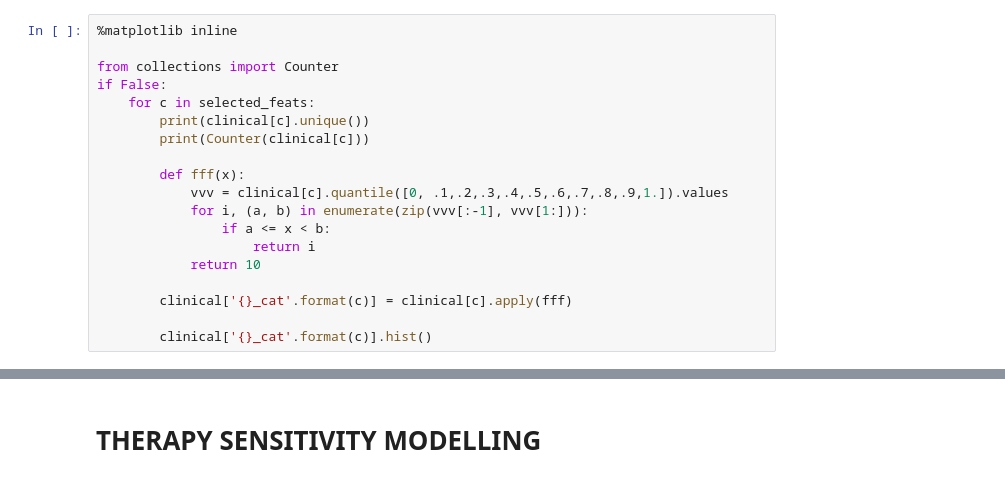
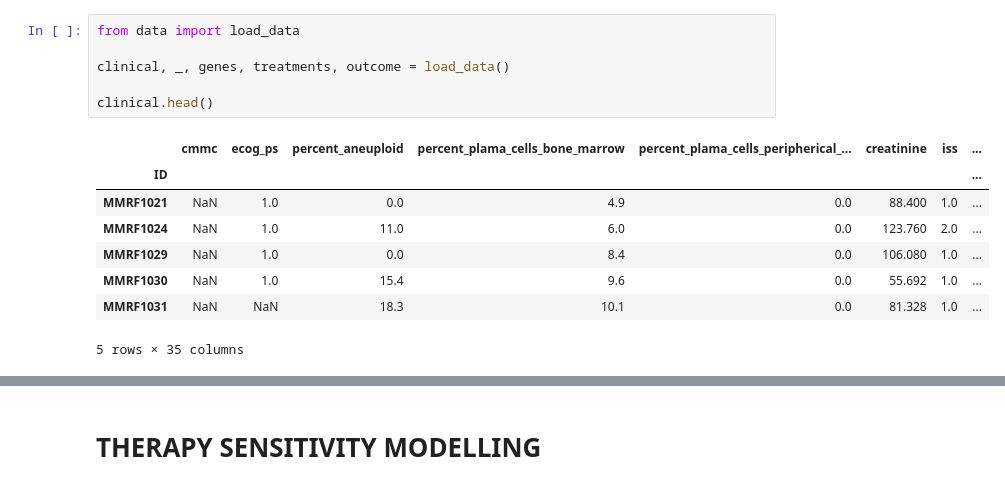
Before and after one commit to lucasvenez/mult, a Jupyter notebook: 06_00_optimal_therapy_simulation.ipynb, the cells around one changed output, grey strips where cells are left out. Saved outputs shown, nothing was run; the diff lists cells and outputs as text.

```diff
--- a/06_00_optimal_therapy_simulation.ipynb
+++ b/06_00_optimal_therapy_simulation.ipynb
@@ -217,19 +1,15 @@ Valid Therapies
-# %%
-%matplotlib inline
-
-from collections import Counter
-if False:
-    for c in selected_feats:
-        print(clinical[c].unique())
-        print(Counter(clinical[c]))
-
-        def fff(x):
-            vvv = clinical[c].quantile([0, .1,.2,.3,.4,.5,.6,.7,.8,.9,1.]).values
-            for i, (a, b) in enumerate(zip(vvv[:-1], vvv[1:])):
-                if a <= x < b:
-                    return i
-            return 10
-
-        clinical['{}_cat'.format(c)] = clinical[c].apply(fff)
-
-        clinical['{}_cat'.format(c)].hist()
+# %%
+from data import load_data
+
+clinical, _, genes, treatments, outcome = load_data()
+
+clinical.head()
+# %% [output]
+|  | cmmc | ecog_ps | percent_aneuploid | percent_plama_cells_bone_marrow | percent_plama_cells_peripherical_... | creatinine | iss | ... |
+| ID |  |  |  |  |  |  |  | ... |
+| MMRF1021 | NaN | 1.0 | 0.0 | 4.9 | 0.0 | 88.400 | 1.0 | ... |
+| MMRF1024 | NaN | 1.0 | 11.0 | 6.0 | 0.0 | 123.760 | 2.0 | ... |
+| MMRF1029 | NaN | 1.0 | 0.0 | 8.4 | 0.0 | 106.080 | 1.0 | ... |
+| MMRF1030 | NaN | 1.0 | 15.4 | 9.6 | 0.0 | 55.692 | 1.0 | ... |
+| MMRF1031 | NaN | NaN | 18.3 | 10.1 | 0.0 | 81.328 | 1.0 | ... |
+5 rows × 35 columns
```
Also changed, not shown: parts of 27 cells of this notebook, 36 other files.
